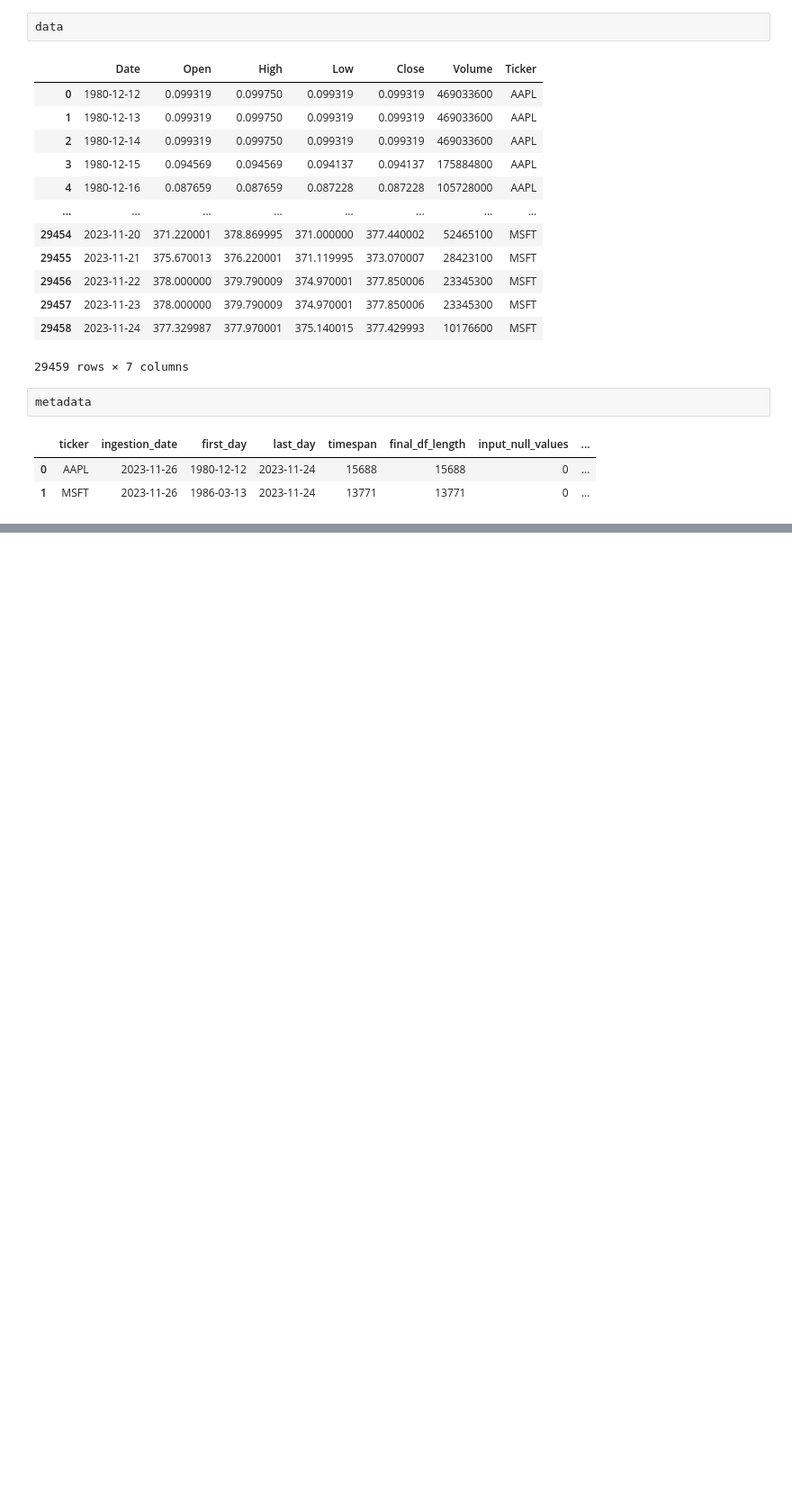
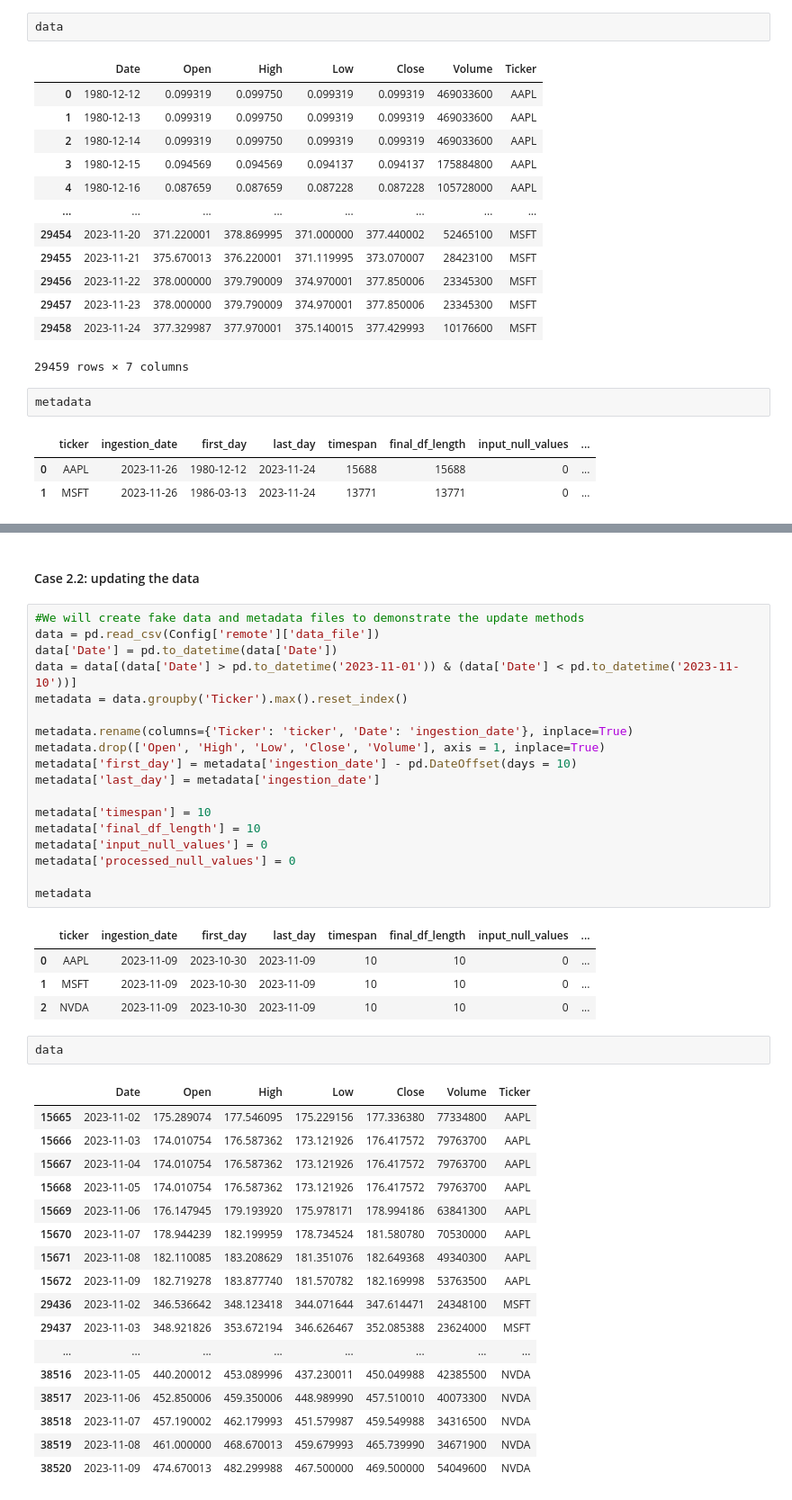
Before and after one commit to scbtm/market_data_collection, a Jupyter notebook: examples.ipynb, the cells around one changed output, grey strips where cells are left out. Shown: that part at 90% size. Drawn from its saved outputs; the diff is of its cells as text; blank space fills up the shorter version.

```diff
--- a/examples.ipynb
+++ b/examples.ipynb
@@ -93,0 +206,45 @@ metadata
+# %% [markdown]
+#### Case 2.2: updating the data
+# %%
+#We will create fake data and metadata files to demonstrate the update methods
+data = pd.read_csv(Config['remote']['data_file'])
+data['Date'] = pd.to_datetime(data['Date'])
+data = data[(data['Date'] > pd.to_datetime('2023-11-01')) & (data['Date'] < pd.to_datetime('2023-11-10'))]
+metadata = data.groupby('Ticker').max().reset_index()
+
+metadata.rename(columns={'Ticker': 'ticker', 'Date': 'ingestion_date'}, inplace=True)
+metadata.drop(['Open', 'High', 'Low', 'Close', 'Volume'], axis = 1, inplace=True)
+metadata['first_day'] = metadata['ingestion_date'] - pd.DateOffset(days = 10)
+metadata['last_day'] = metadata['ingestion_date']
+
+metadata['timespan'] = 10
+metadata['final_df_length'] = 10
+metadata['input_null_values'] = 0
+metadata['processed_null_values'] = 0
+
+metadata
+# %% [output]
+|  | ticker | ingestion_date | first_day | last_day | timespan | final_df_length | input_null_values | ... |
+| 0 | AAPL | 2023-11-09 | 2023-10-30 | 2023-11-09 | 10 | 10 | 0 | ... |
+| 1 | MSFT | 2023-11-09 | 2023-10-30 | 2023-11-09 | 10 | 10 | 0 | ... |
+| 2 | NVDA | 2023-11-09 | 2023-10-30 | 2023-11-09 | 10 | 10 | 0 | ... |
+# %%
+data
+# %% [output]
+|  | Date | Open | High | Low | Close | Volume | Ticker |
+| 15665 | 2023-11-02 | 175.289074 | 177.546095 | 175.229156 | 177.336380 | 77334800 | AAPL |
+| 15666 | 2023-11-03 | 174.010754 | 176.587362 | 173.121926 | 176.417572 | 79763700 | AAPL |
+| 15667 | 2023-11-04 | 174.010754 | 176.587362 | 173.121926 | 176.417572 | 79763700 | AAPL |
+| 15668 | 2023-11-05 | 174.010754 | 176.587362 | 173.121926 | 176.417572 | 79763700 | AAPL |
+| 15669 | 2023-11-06 | 176.147945 | 179.193920 | 175.978171 | 178.994186 | 63841300 | AAPL |
+| 15670 | 2023-11-07 | 178.944239 | 182.199959 | 178.734524 | 181.580780 | 70530000 | AAPL |
+| 15671 | 2023-11-08 | 182.110085 | 183.208629 | 181.351076 | 182.649368 | 49340300 | AAPL |
+| 15672 | 2023-11-09 | 182.719278 | 183.877740 | 181.570782 | 182.169998 | 53763500 | AAPL |
+| 29436 | 2023-11-02 | 346.536642 | 348.123418 | 344.071644 | 347.614471 | 24348100 | MSFT |
+| 29437 | 2023-11-03 | 348.921826 | 353.672194 | 346.626467 | 352.085388 | 23624000 | MSFT |
+| ... | ... | ... | ... | ... | ... | ... | ... |
+| 38516 | 2023-11-05 | 440.200012 | 453.089996 | 437.230011 | 450.049988 | 42385500 | NVDA |
+| 38517 | 2023-11-06 | 452.850006 | 459.350006 | 448.989990 | 457.510010 | 40073300 | NVDA |
+| 38518 | 2023-11-07 | 457.190002 | 462.179993 | 451.579987 | 459.549988 | 34316500 | NVDA |
+| 38519 | 2023-11-08 | 461.000000 | 468.670013 | 459.679993 | 465.739990 | 34671900 | NVDA |
+| 38520 | 2023-11-09 | 474.670013 | 482.299988 | 467.500000 | 469.500000 | 54049600 | NVDA |
```
Also changed, not shown: parts of 23 cells of this notebook, 1 other file.
